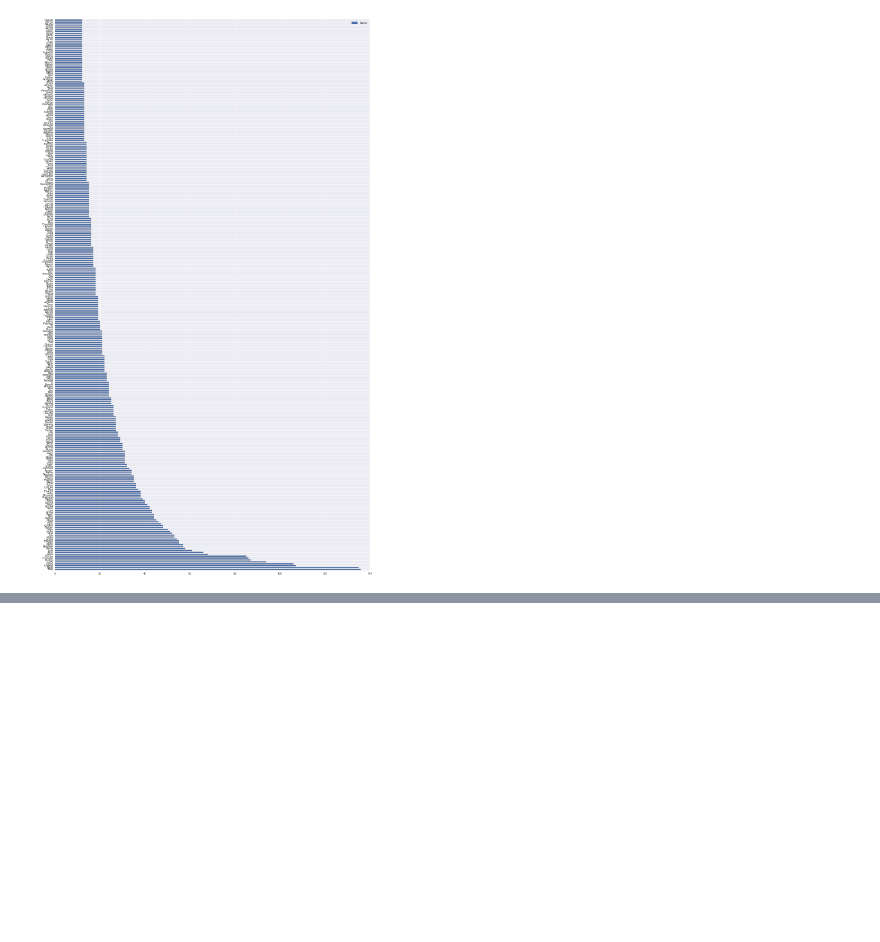
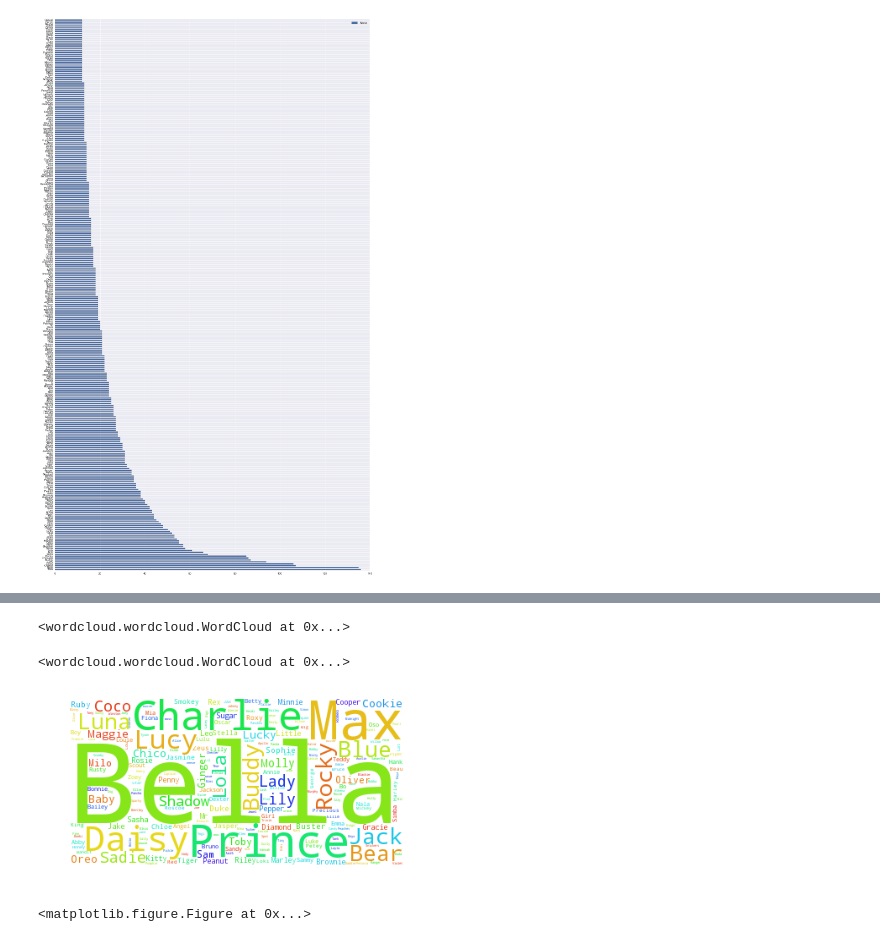
Before and after one commit to BarnetteME1/shelter_animals, a Jupyter notebook: Data exploration.ipynb, the cells around one changed output, grey strips where cells are left out. Drawn from its saved outputs; the diff is of its cells as text; code cells hidden in the pictures; blank space fills up the shorter version.

Commit message:
got word cloud working

```diff
--- a/Data exploration.ipynb
+++ b/Data exploration.ipynb
@@ -74,0 +100,18 @@ len(animal_shelter.Name.unique())
+# %%
+word_cloud = wc.WordCloud(background_color="white", max_words=2000)
+# %%
+word_cloud.generate(name_str)
+# %% [output]
+<wordcloud.wordcloud.WordCloud at 0x...>
+# %%
+word_cloud.to_file(path.join("animal_names.png"))
+# %% [output]
+<wordcloud.wordcloud.WordCloud at 0x...>
+# %%
+plt.imshow(word_cloud)
+plt.axis("off")
+plt.figure(figsize=(20,10))
+plt.show()
+# %% [output]
+[figure, added]
+<matplotlib.figure.Figure at 0x...>
```
Also changed, not shown: parts of 6 cells of this notebook, 1 other file.
